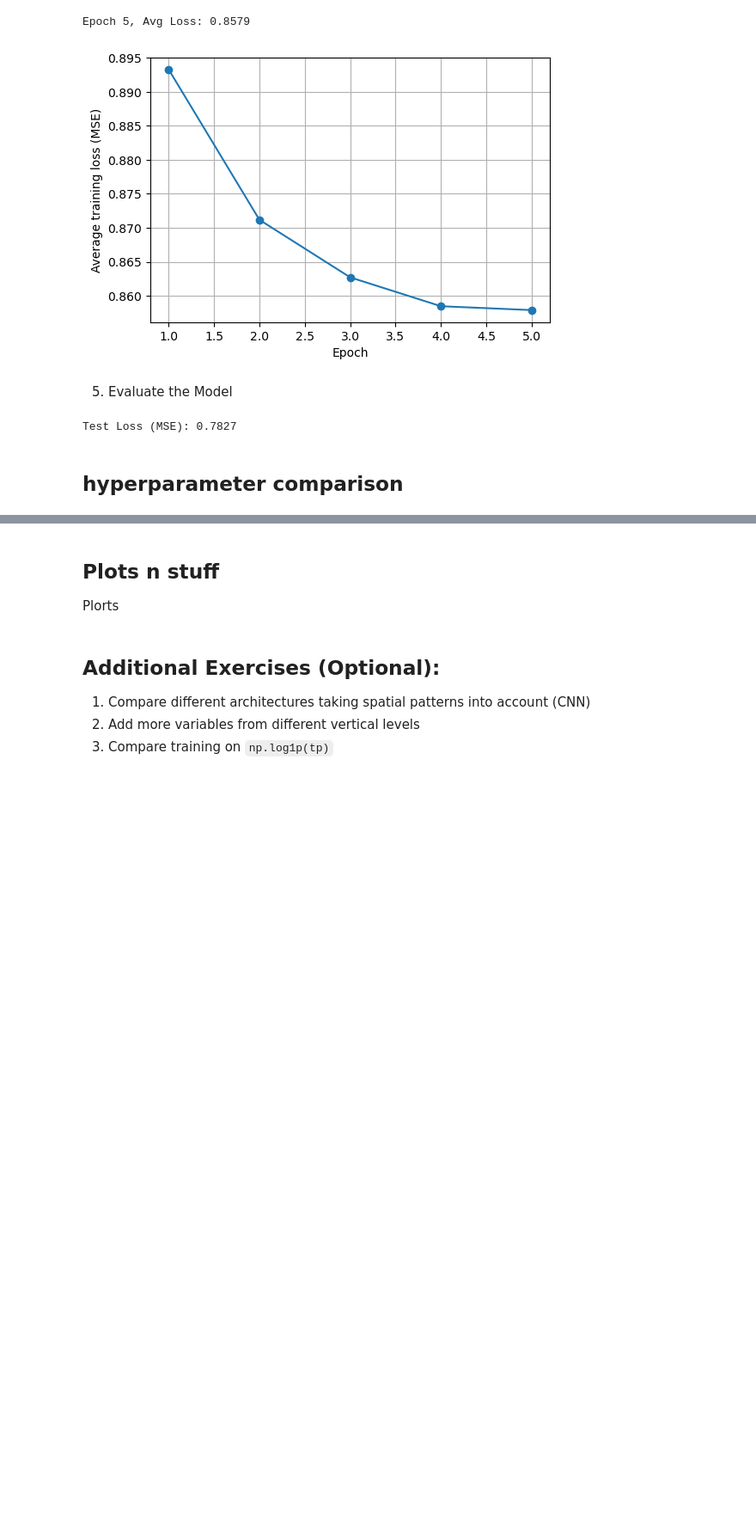
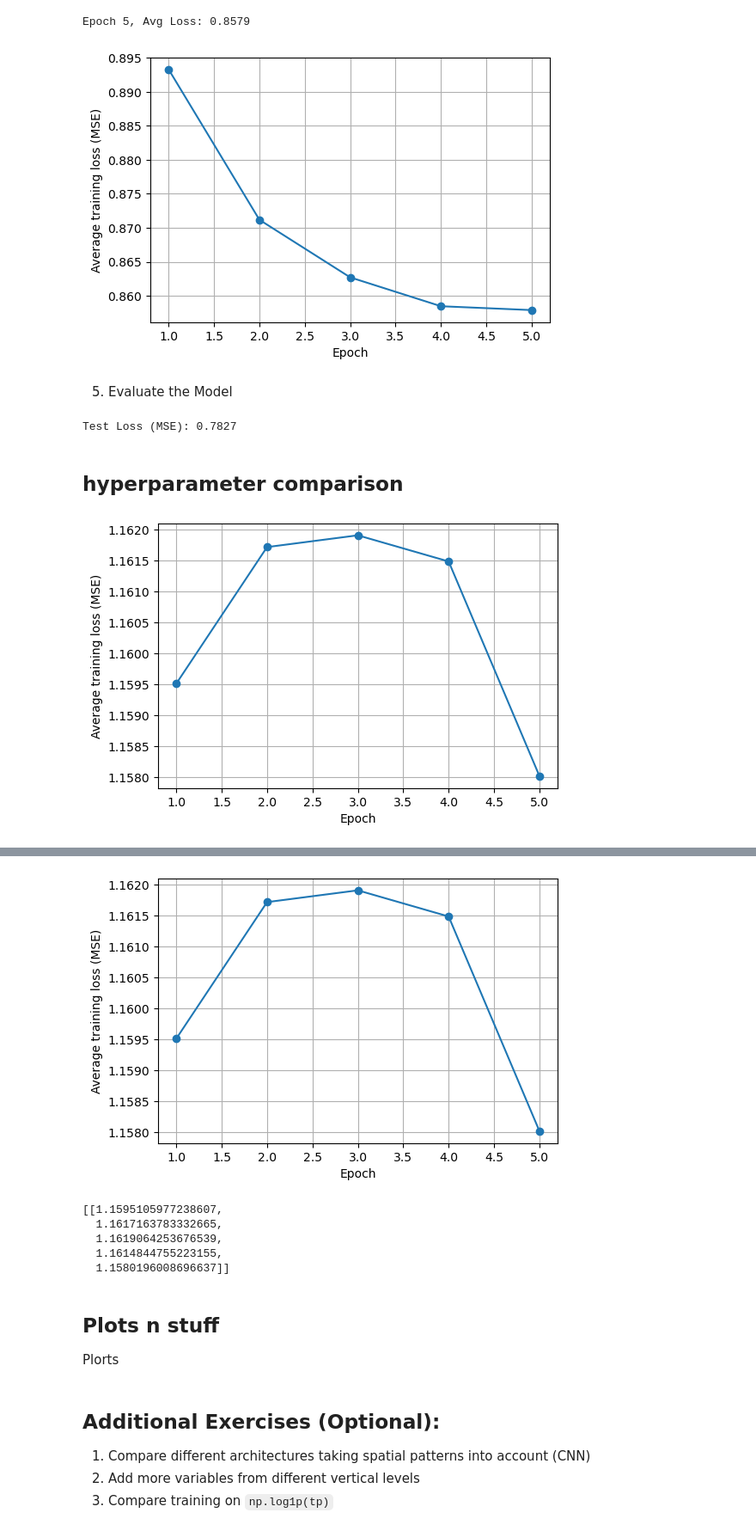
Before and after one commit to mlin706/CDA, a Jupyter notebook: Project 4/mlp_precip_wb2_pn341_ss3299.ipynb, the cells around one changed output, grey strips where cells are left out. Shown at 86% size. Saved outputs shown, nothing was run; the diff lists cells and outputs as text; code cells hidden in the pictures; blank space fills up the shorter version.

Commit message:
task: finished plots for n_layers

```diff
--- a/Project 4/mlp_precip_wb2_pn341_ss3299.ipynb
+++ b/Project 4/mlp_precip_wb2_pn341_ss3299.ipynb
@@ -419,9 +419,9 @@ def construct_layers(n_layers, input_dim = 4, dropout_prop = 0.2, scale_magnitud
 
 
 class PP_from_layers(nn.Module):
-    def __init__(self, n_layers=4, input_dim=4):
+    def __init__(self, n_layers=4, input_dim=4, **construct_layer_kwargs):
         super().__init__()
-        layers = construct_layers(n_layers, input_dim)
+        layers = construct_layers(n_layers, input_dim, **construct_layer_kwargs)
         self.net = nn.Sequential(*layers)
 
     def forward(self, x):
@@ -428,0 +509,18 @@ class PP_from_layers(nn.Module):
+# %%
+layer_num_values = [4, 6, 8, 10] #list(range(4, 10))
+final_errors = []
+
+plt.ion()  # interactive mode for live updates
+fig, ax = plt.subplots(figsize=(6, 4))
+line, = ax.plot([], [], marker="o")
+ax.set_xlabel("Epoch")
+ax.set_ylabel("Average training loss (MSE)")
+ax.set_title("Training loss convergence")
+ax.grid(True)
+
+for n_layers in layer_num_values:
+    model = PP_from_layers(n_layers)
+
+    final_errors.append(train_model(model), ax=ax, num_epochs=3)
+# %% [output]
+[figure, added]
@@ -429,3 +528,12 @@ class PP_from_layers(nn.Module):
+[figure, added]
+# %%
+final_errors
+# %% [output]
+[[1.1595105977238607,
+  1.1617163783332665,
+  1.1619064253676539,
+  1.1614844755223155,
+  1.1580196008696637]]
 # %% [markdown]
 ## Plots n stuff
 Plorts
```
Also changed, not shown: parts of 2 cells of this notebook, 2 other files.
